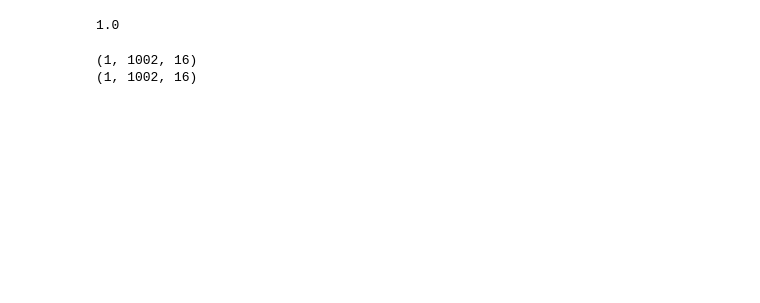
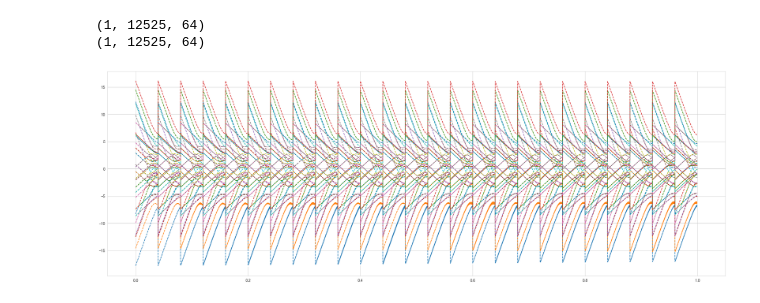
Before and after one commit to konj5/IJS2024, a Jupyter notebook: Version 2.0/spectre 2.0.ipynb, the cells around one changed output. Drawn from its saved outputs; the diff is of its cells as text; code cells hidden in the pictures; blank space fills up the shorter version.

```diff
--- a/Version 2.0/spectre 2.0.ipynb
+++ b/Version 2.0/spectre 2.0.ipynb
@@ -11,22 +11,24 @@ import procedure_lib as proclib
 # %%
-ideal = proclib.Procedure(L=2, N_cycles=2)
-xyz = proclib.Procedure(L=2, N_cycles=2, remake_product_state_LSQ=True)
+ideal = proclib.Procedure(L=3, N_cycles=25, hx=1.1)
+xyz = proclib.Procedure(L=2, N_cycles=25, remake_product_state_LSQ=True)
 
-#data = ideal.run_with_mesolve()
+data = ideal.run_with_mesolve()
 
-data = xyz.run_with_sesolve()
+#data = xyz.run_with_sesolve()
 # %%
 def innerproduct(a,b):
     prod = a.dag() * b
     if type(prod) is complex:
-        return np.abs(prod)
+        return np.abs(prod)**2
     else:
-        return np.abs((a*b).tr())
+        return np.abs((a*(b*b.dag())).tr())
-# %% [output]
-1.0
 # %%
 eigen = data[1]
 state = data[0]
+
+N_cycles = len(eigen)
+N_per_cycle = len(eigen[0])
+N_states = len(eigen[0][0][1])
 
 energies_for_cycle, states_for_cycle, dotproducts= [], [], []
 temp1, temp2, temp3 = [], [], []
@@ -52,8 +54,8 @@ dotproducts = np.array(dotproducts)
 print(energies_for_cycle.shape)
 print(dotproducts.shape)
 # %% [output]
-(1, 1002, 16)
-(1, 1002, 16)
+(1, 12525, 64)
+(1, 12525, 64)
 # %%
 def index_to_statename(n):
     if n == 0: return "Ground state"
@@ -62,19 +64,22 @@ def index_to_statename(n):
     elif n == 3: return "3rd excited state"
     else: return f"{n}th excited state"
 # %%
-def plot_wide_line(fig, xdata, ydata, width):
+def plot_wide_line(xdata, ydata, width):
     ydata = np.array(ydata)
     width = np.array(width)
-    fig.fill_between(xdata, ydata-width/2, ydata+width/2)
+    plt.fill_between(xdata, ydata-width/2, ydata+width/2)
+# %%
+energy = energies_for_cycle[0,:,:]
+states = states_for_cycle[0,:,:]
+dotproducts = dotproducts[0,:,:]
 # %%
-energy = energies_for_cycle[0,:,:]
-states = states_for_cycle[0,:,:]
 
-plt.figure(figsize = (40,40))
+
+plt.figure(figsize = (30,10))
 
 for i in range(len(energy[0,:])):
-
-    plt.plot(energy[:,i], label = index_to_statename(i))
-
-#plt.legend()
-plt.show()
+    ts = np.linspace(0,1,len(energy[:,i]))
+    plot_wide_line(ts, energy[:,i], dotproducts[:,i])
+    plt.plot(ts,energy[:,i], label = index_to_statename(i), linestyle = "--")
+# %% [output]
+[figure, added]
```
Also changed, not shown: parts of 3 cells of this notebook, 9 other files.
